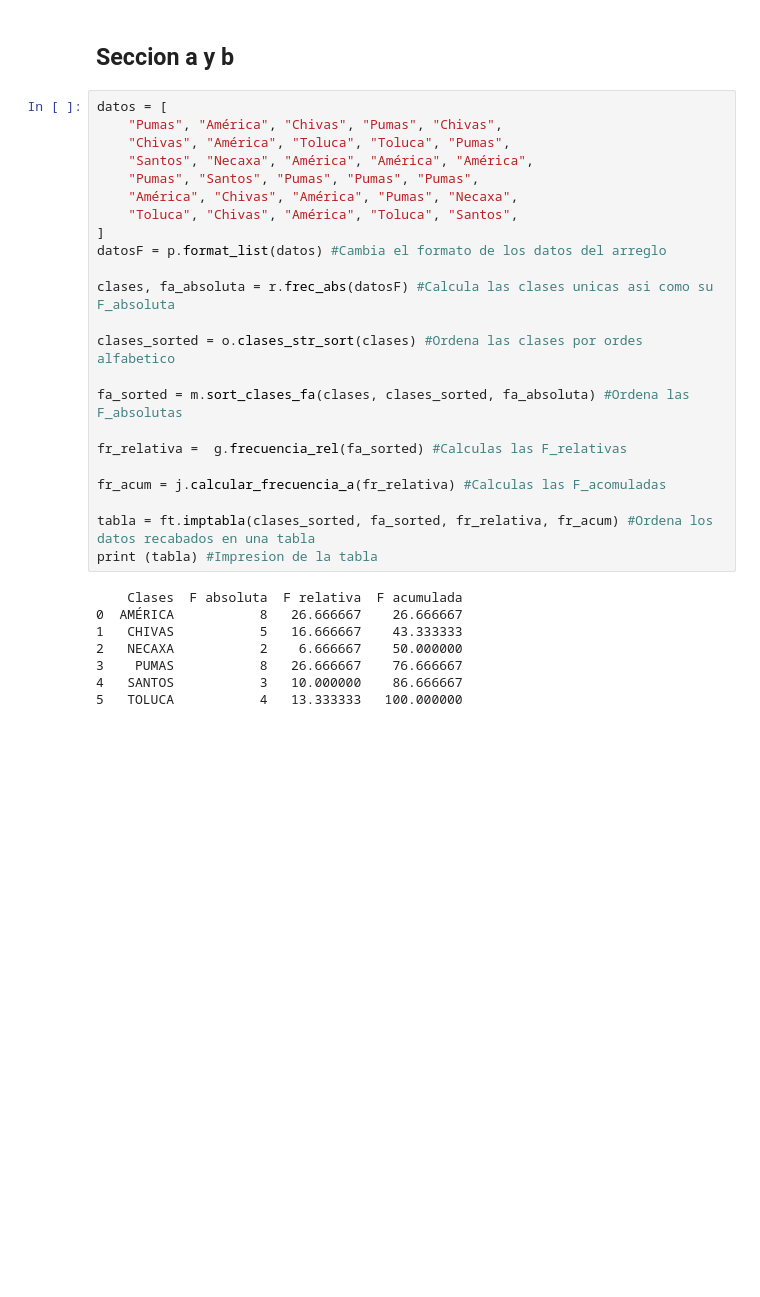
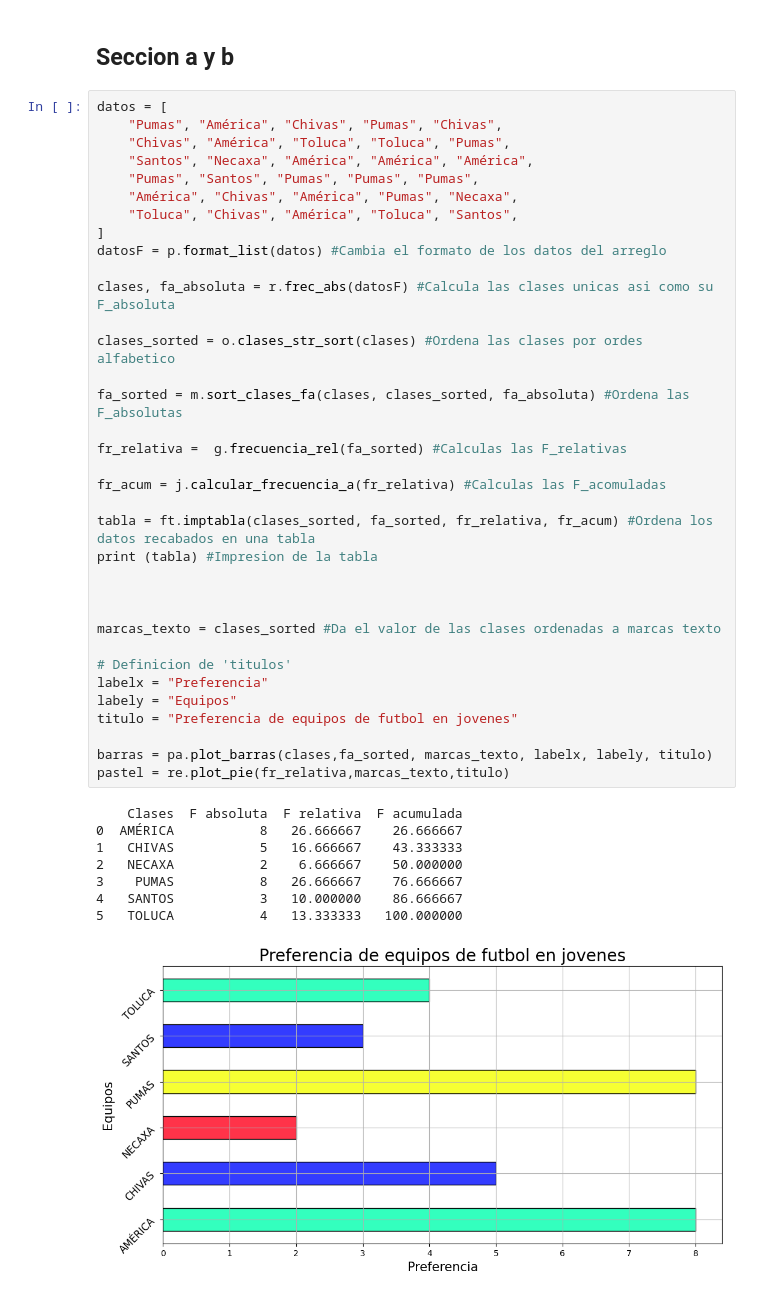
Before and after one commit to imac22/JMOE_verano_2024_T1_, a Jupyter notebook: JMOE.ipynb, the cells around one changed output. Saved outputs shown, nothing was run; the diff lists cells and outputs as text; blank space fills up the shorter version.

Commit message:
Ejercicio 7, seccion b: Se agrego la grafica de barras

```diff
--- a/JMOE.ipynb
+++ b/JMOE.ipynb
@@ -93,30 +93,43 @@ barras = pa.plot_barras(clases,fa_sorted, marcas_texto, labelx, labely, titulo)
 datos = [
     "Pumas", "América", "Chivas", "Pumas", "Chivas",
     "Chivas", "América", "Toluca", "Toluca", "Pumas",
     "Santos", "Necaxa", "América", "América", "América",
     "Pumas", "Santos", "Pumas", "Pumas", "Pumas",
     "América", "Chivas", "América", "Pumas", "Necaxa",
     "Toluca", "Chivas", "América", "Toluca", "Santos",
 ]
 datosF = p.format_list(datos) #Cambia el formato de los datos del arreglo
 
 clases, fa_absoluta = r.frec_abs(datosF) #Calcula las clases unicas asi como su F_absoluta
 
 clases_sorted = o.clases_str_sort(clases) #Ordena las clases por ordes alfabetico
 
 fa_sorted = m.sort_clases_fa(clases, clases_sorted, fa_absoluta) #Ordena las F_absolutas
 
 fr_relativa =  g.frecuencia_rel(fa_sorted) #Calculas las F_relativas
 
 fr_acum = j.calcular_frecuencia_a(fr_relativa) #Calculas las F_acomuladas
 
 tabla = ft.imptabla(clases_sorted, fa_sorted, fr_relativa, fr_acum) #Ordena los datos recabados en una tabla
 print (tabla) #Impresion de la tabla
+
+
+
+marcas_texto = clases_sorted #Da el valor de las clases ordenadas a marcas texto
+
+# Definicion de 'titulos'
+labelx = "Preferencia"
+labely = "Equipos"
+titulo = "Preferencia de equipos de futbol en jovenes"
+
+barras = pa.plot_barras(clases,fa_sorted, marcas_texto, labelx, labely, titulo)
+pastel = re.plot_pie(fr_relativa,marcas_texto,titulo)
 # %% [output]
     Clases  F absoluta  F relativa  F acumulada
 0  AMÉRICA           8   26.666667    26.666667
 1   CHIVAS           5   16.666667    43.333333
 2   NECAXA           2    6.666667    50.000000
 3    PUMAS           8   26.666667    76.666667
 4   SANTOS           3   10.000000    86.666667
 5   TOLUCA           4   13.333333   100.000000
+[figure, added]
```
Also changed, not shown: parts of 1 cell of this notebook.
